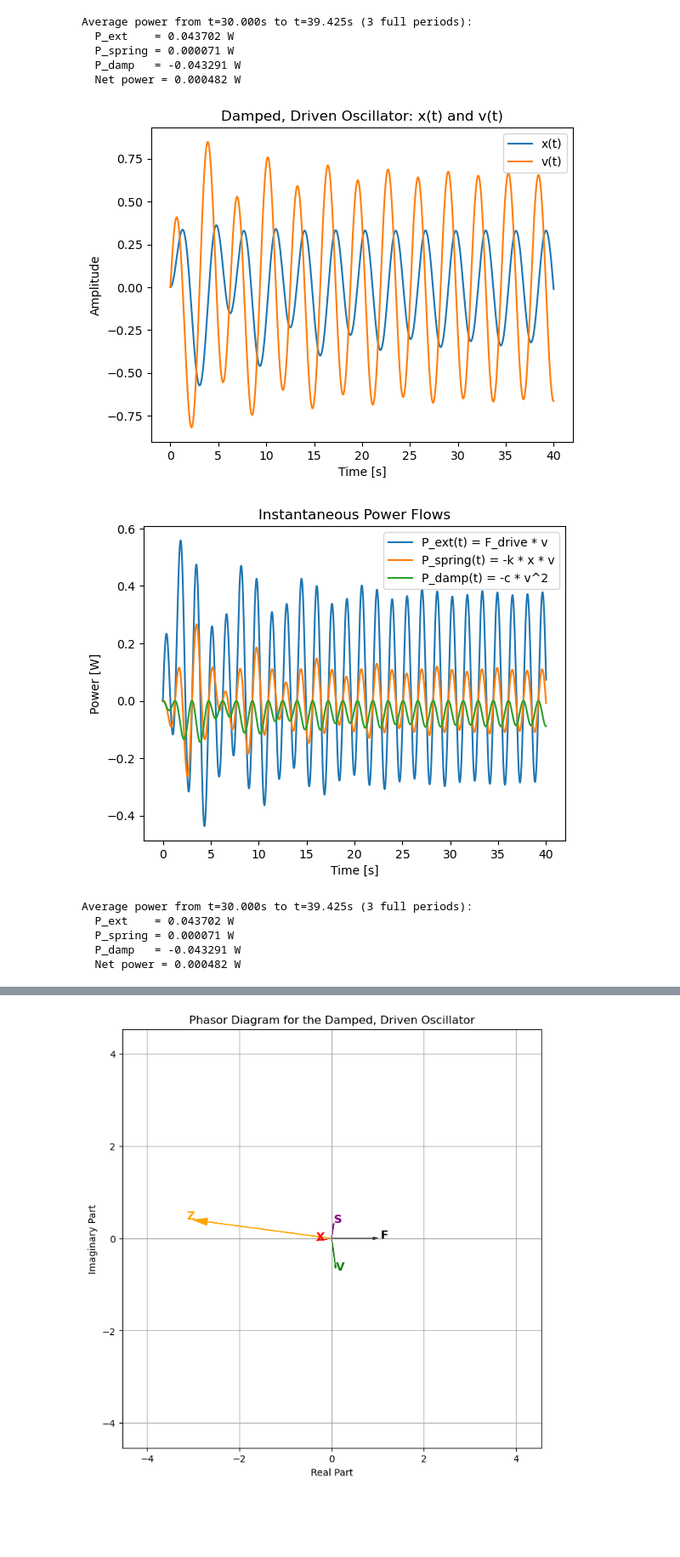
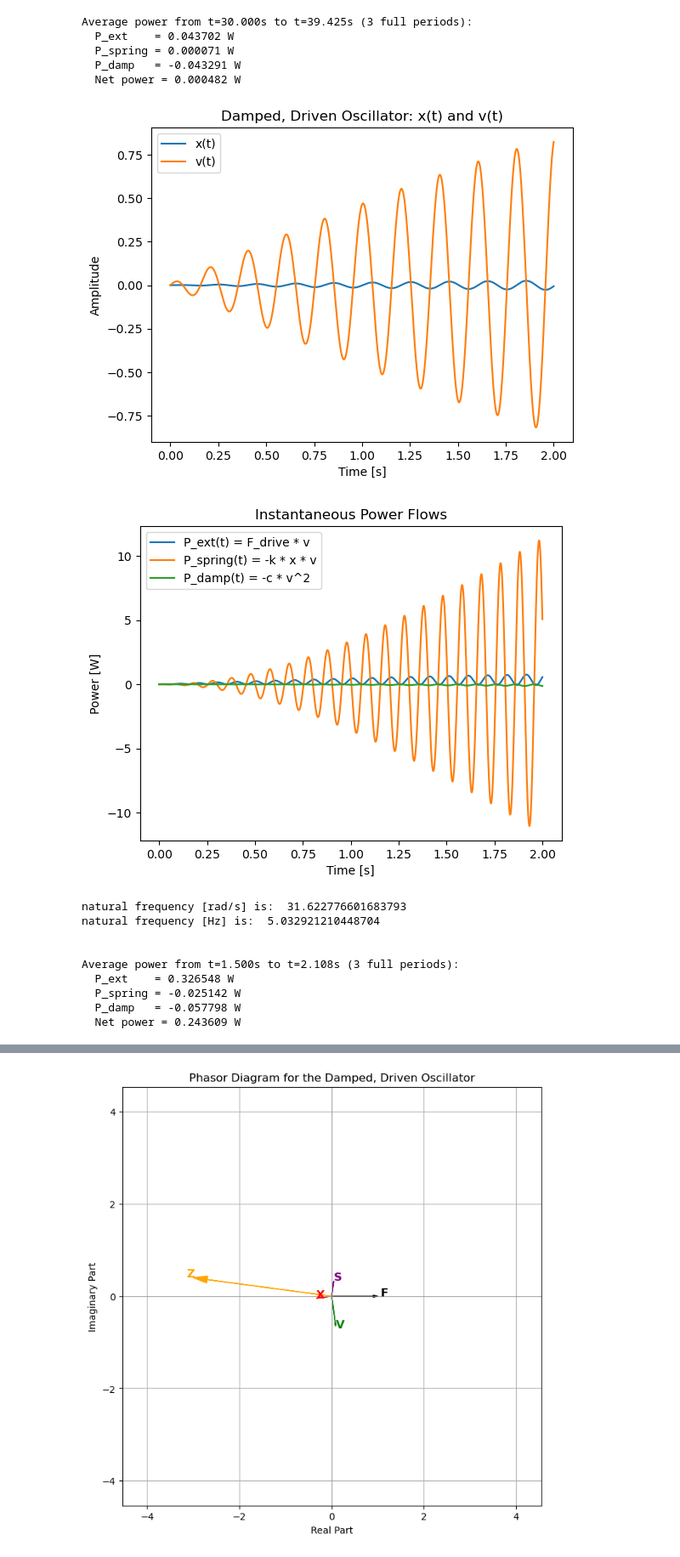
Before and after one commit to Brazzo24/PHYSICS, a Jupyter notebook: MECHANICAL/ENERGY/PowerEnergy.ipynb, the cells around one changed output, grey strips where cells are left out. Shown at 85% size. Drawn from its saved outputs; the diff is of its cells as text; code cells hidden in the pictures; blank space fills up the shorter version.

```diff
--- a/MECHANICAL/ENERGY/PowerEnergy.ipynb
+++ b/MECHANICAL/ENERGY/PowerEnergy.ipynb
@@ -5,9 +5,12 @@ from scipy.integrate import odeint
 
 # Parameters
 m = 1.0       # mass
-k = 1.0       # spring constant
+k = 1000.0       # spring constant
 F0 = 1.0      # amplitude of driving force
 omega = 2.0   # driving angular frequency
+
+o_n = np.sqrt(k/m)
+print("Natural Frequency is: ", o_n)
 
 def rhs(z, t):
     """
@@ -23,7 +26,7 @@ def rhs(z, t):
     return [dxdt, dvdt]
 
 # Time array
-t = np.linspace(0, 20, 2001)  # 2001 points from 0 to 20
+t = np.linspace(0, 5, 2001)  # 2001 points from 0 to 20
 
 # Initial conditions: x(0) = 0, v(0) = 0
 z0 = [0.0, 0.0]
@@ -59,7 +62,7 @@ plt.show()
 
 # Compute average power over the last few cycles:
 # Let’s skip the transient part and examine from t=10 to t=20.
-mask = (t >= 10)
+mask = (t >= 1)
 t2 = t[mask]
 P_ext2 = P_ext[mask]
 P_spring2 = P_spring[mask]
@@ -80,10 +84,13 @@ from scipy.integrate import odeint
 
 # --- System parameters ---
 m = 1.0          # mass (kg)
-c = 0.2          # damping coefficient (N·s/m)
-k = 1.0          # spring constant (N/m)
+c = 0.5          # damping coefficient (N·s/m)
+k = 1000.0          # spring constant (N/m)
 F0 = 1.0         # driving force amplitude (N)
 omega = 2.0      # driving angular frequency (rad/s)
+
+o_n = np.sqrt(k/m)
+print("Natural Frequency is: ", o_n)
 
 def rhs(z, t):
     """
@@ -97,7 +104,7 @@ def rhs(z, t):
     return [dxdt, dvdt]
 
 # Time array
-t_max = 40.0
+t_max = 5.0
 num_points = 4001
 t = np.linspace(0, t_max, num_points)
 
@@ -137,7 +144,7 @@ plt.show()
 
 # --- Compute average powers in a steady-state window ---
 # Let's pick the last quarter of the simulation (e.g. t > 30 s)
-t_steady_min = 30.0
+t_steady_min = t_max * 0.75
 mask = t >= t_steady_min
 t2 = t[mask]
 P_ext2 = P_ext[mask]
@@ -269,13 +277,13 @@ from scipy.integrate import odeint
 # --- System parameters ---
 m = 1.0          # mass (kg)
 c = 0.2          # damping coefficient (N·s/m)
-k = 1.0          # spring constant (N/m)
+k = 1000.0          # spring constant (N/m)
 F0 = 1.0         # driving force amplitude (N)
-omega = 2.0      # driving angular frequency (rad/s)
+omega = 31.0      # driving angular frequency (rad/s)
 T = 2 * np.pi / omega   # Driving period, which is pi for omega=2
 
 # Increase time resolution for better accuracy
-t_max = 40.0
+t_max = 2.0
 num_points = 8001  # More points means a finer time step
 t = np.linspace(0, t_max, num_points)
 
@@ -328,7 +336,7 @@ plt.show()
 # Choose an averaging window spanning an integer number of periods.
 # For example, let's pick 3 full cycles (N_periods = 3) starting at t_start.
 N_periods = 3
-t_start = 30.0
+t_start = t_max * 0.75
 t_end = t_start + N_periods * T  # ensures the window covers exactly 3 periods
 
 mask = (t >= t_start) & (t <= t_end)
@@ -337,37 +345,45 @@ P_ext_steady = P_ext[mask]
 P_spring_steady = P_spring[mask]
 P_damp_steady = P_damp[mask]
 
 def average_power(power_array, time_array):
     total_time = time_array[-1] - time_array[0]
     return np.trapz(power_array, time_array) / total_time
 
 avgP_ext = average_power(P_ext_steady, t_steady)
 avgP_spring = average_power(P_spring_steady, t_steady)
 avgP_damp = average_power(P_damp_steady, t_steady)
+
+print("natural frequency [rad/s] is: ", np.sqrt(k/m))
+print("natural frequency [Hz] is: ", np.sqrt(k/m)/(2*np.pi))
+print("\n")
 
 print("Average power from t={:.3f}s to t={:.3f}s ({} full periods):".format(t_start, t_end, N_periods))
 print(f"  P_ext    = {avgP_ext:.6f} W")
 print(f"  P_spring = {avgP_spring:.6f} W")
 print(f"  P_damp   = {avgP_damp:.6f} W")
 print(f"  Net power = {(avgP_ext + avgP_spring + avgP_damp):.6f} W")
 
 # --- Compute Kinetic and Potential Energy ---
 KE = 0.5 * m * v**2    # Kinetic Energy
 PE = 0.5 * k * x**2    # Potential Energy
 
 plt.figure()
 plt.plot(t, KE, label="Kinetic Energy")
 plt.plot(t, PE, label="Potential Energy")
 plt.xlabel("Time [s]")
 plt.ylabel("Energy [J]")
 plt.title("Kinetic and Potential Energy of the Mass")
 plt.legend()
 plt.show()
 # %% [output]
-[figure, old version]
+[figure, new version]
-[figure, old version]
+[figure, new version]
-Average power from t=30.000s to t=39.425s (3 full periods):
-  P_ext    = 0.043702 W
-  P_spring = 0.000071 W
-  P_damp   = -0.043291 W
-  Net power = 0.000482 W
+natural frequency [rad/s] is:  31.622776601683793
+natural frequency [Hz] is:  5.032921210448704
+
+
+Average power from t=1.500s to t=2.108s (3 full periods):
+  P_ext    = 0.326548 W
+  P_spring = -0.025142 W
+  P_damp   = -0.057798 W
+  Net power = 0.243609 W
```
Also changed, not shown: parts of 4 cells of this notebook, 59 other files.
